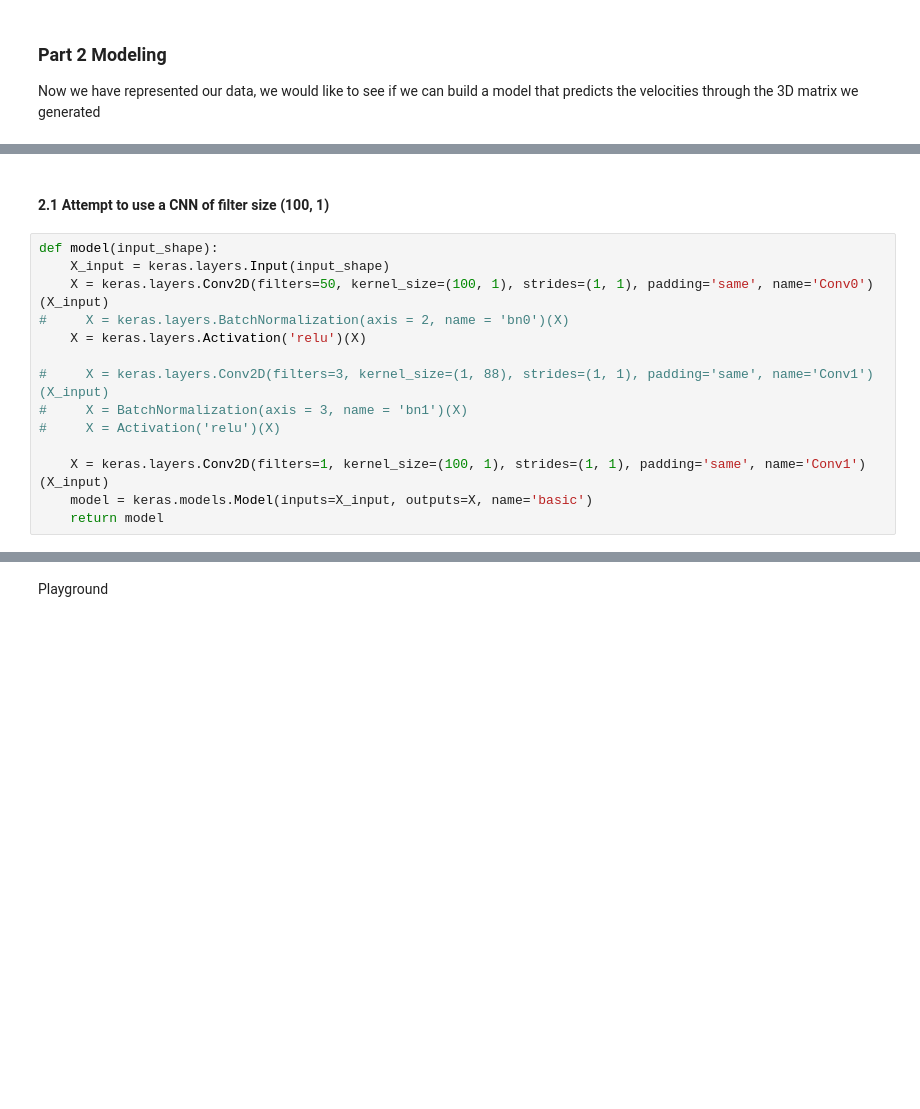
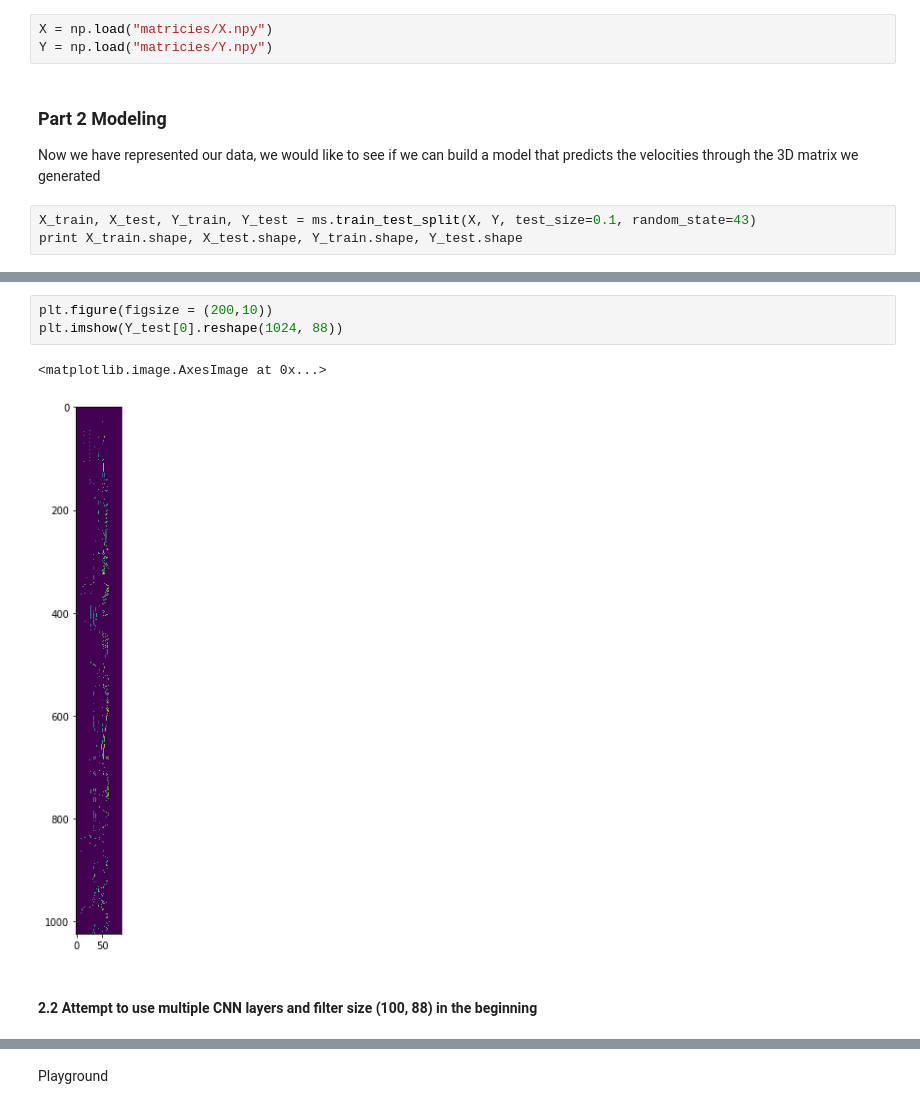
Before and after one commit to LithiumH/CS230-Music-Style-Transfer, a Jupyter notebook: Dialated CNN.ipynb, the cells around one changed output, grey strips where cells are left out. Drawn from its saved outputs; the diff is of its cells as text; blank space fills up the shorter version.

```diff
--- a/Dialated CNN.ipynb
+++ b/Dialated CNN.ipynb
@@ -74,3 +101,9 @@ np.save("matricies/Y.npy", X)
+# %%
+X = np.load("matricies/X.npy")
+Y = np.load("matricies/Y.npy")
 # %% [markdown]
 ### Part 2 Modeling
 Now we have represented our data, we would like to see if we can build a model that predicts the velocities through the 3D matrix we generated
+# %%
+X_train, X_test, Y_train, Y_test = ms.train_test_split(X, Y, test_size=0.1, random_state=43)
+print X_train.shape, X_test.shape, Y_train.shape, Y_test.shape
@@ -77,16 +177,8 @@ Now we have represented our data, we would like to see if we can build a model t
+# %%
+plt.figure(figsize = (200,10))
+plt.imshow(Y_test[0].reshape(1024, 88))
+# %% [output]
+<matplotlib.image.AxesImage at 0x...>
+[figure, added]
 # %% [markdown]
-#### 2.1 Attempt to use a CNN of filter size (100, 1)
+#### 2.2 Attempt to use multiple CNN layers and filter size (100, 88) in the beginning
-# %%
-def model(input_shape):
-    X_input = keras.layers.Input(input_shape)
-    X = keras.layers.Conv2D(filters=50, kernel_size=(100, 1), strides=(1, 1), padding='same', name='Conv0')(X_input)
-#     X = keras.layers.BatchNormalization(axis = 2, name = 'bn0')(X)
-    X = keras.layers.Activation('relu')(X)
-
-#     X = keras.layers.Conv2D(filters=3, kernel_size=(1, 88), strides=(1, 1), padding='same', name='Conv1')(X_input)
-#     X = BatchNormalization(axis = 3, name = 'bn1')(X)
-#     X = Activation('relu')(X)
-
-    X = keras.layers.Conv2D(filters=1, kernel_size=(100, 1), strides=(1, 1), padding='same', name='Conv1')(X_input)
-    model = keras.models.Model(inputs=X_input, outputs=X, name='basic')
-    return model
```
Also changed, not shown: parts of 39 cells of this notebook, 1 other file.
